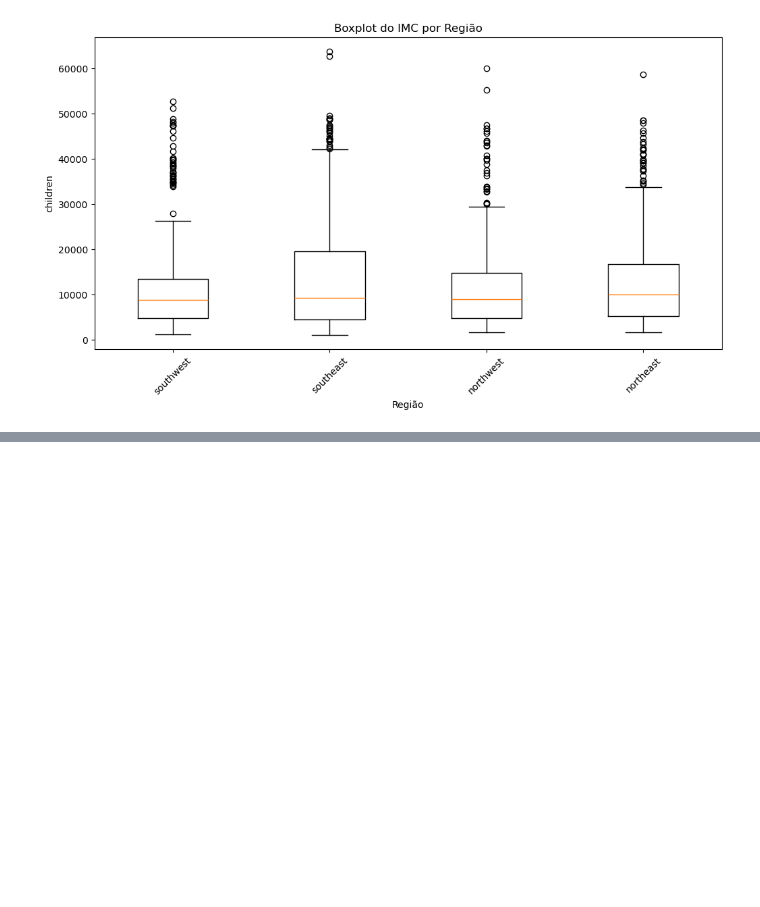
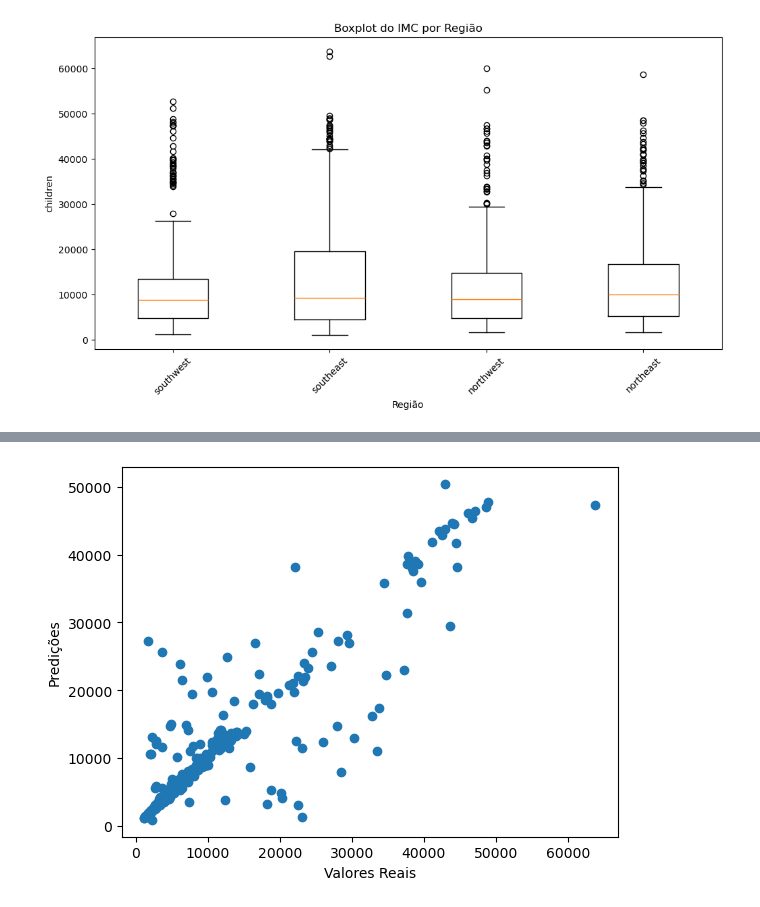
Before and after one commit to gabrieldadcarvalho/neural_network, a Jupyter notebook: projeto/01.ipynb, the cells around one changed output, grey strips where cells are left out. Drawn from its saved outputs; the diff is of its cells as text; code cells hidden in the pictures; blank space fills up the shorter version.

```diff
--- a/projeto/01.ipynb
+++ b/projeto/01.ipynb
@@ -758,0 +816,3 @@ KeyboardInterrupt:
+# %%
+def r_trans(y, max, min):
+  return (y * (max - min) + min)
@@ -758,0 +832,8 @@ KeyboardInterrupt:
+# %%
+# Plotar previsões vs valores reais
+plt.scatter(r_trans(y_test, y_dic['max'], y_dic['min']),r_trans(predictions, y_dic['max'], y_dic['min']))
+plt.xlabel('Valores Reais')
+plt.ylabel('Predições')
+plt.show()
+# %% [output]
+[figure, added]
```
Also changed, not shown: parts of 23 cells of this notebook.
